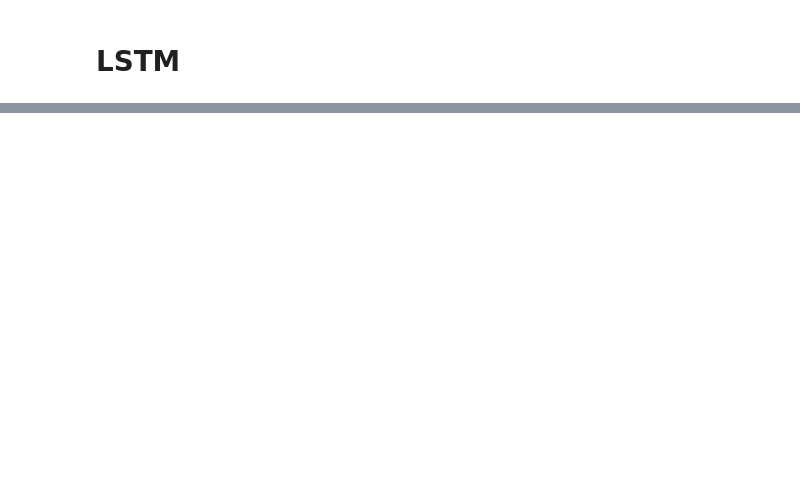
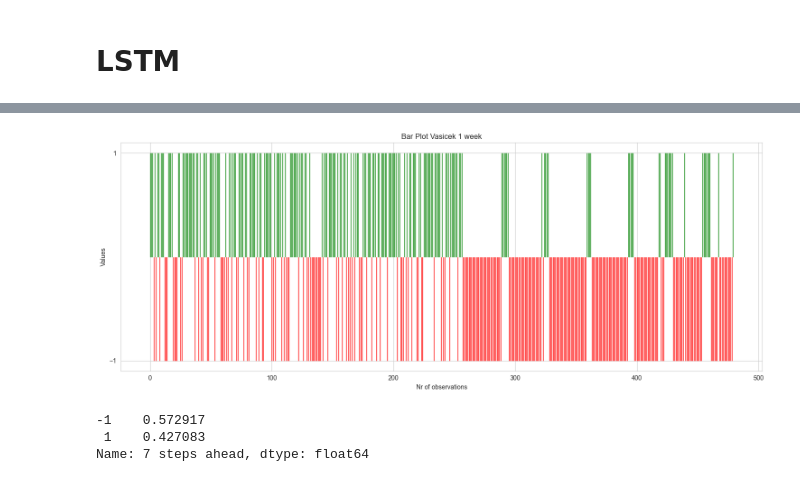
Before and after one commit to YuriAntonelli/Short-Rate-Forecasting, a Jupyter notebook: Tesi.ipynb, the cells around one changed output, grey strips where cells are left out. Saved outputs shown, nothing was run; the diff lists cells and outputs as text; code cells hidden in the pictures; blank space fills up the shorter version.

```diff
--- a/Tesi.ipynb
+++ b/Tesi.ipynb
@@ -408,0 +676,10 @@ SE_rf.head()
+# %%
+# 1 week
+pos_neg_plot(F_score_VSK_2.iloc[:, 1], 'Bar Plot Vasicek 1 week')
+
+F_score_VSK_2.iloc[:, 1].value_counts(1)
+# %% [output]
+[figure, added]
+-1    0.572917
+ 1    0.427083
+Name: 7 steps ahead, dtype: float64
```
Also changed, not shown: parts of 47 cells of this notebook.
